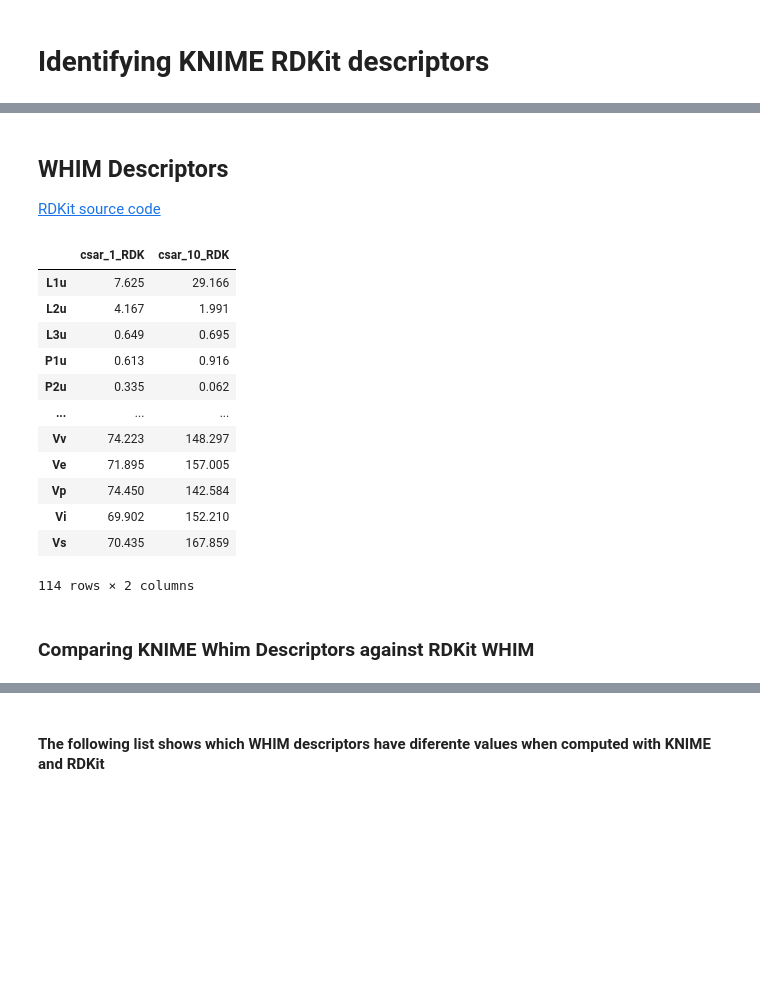
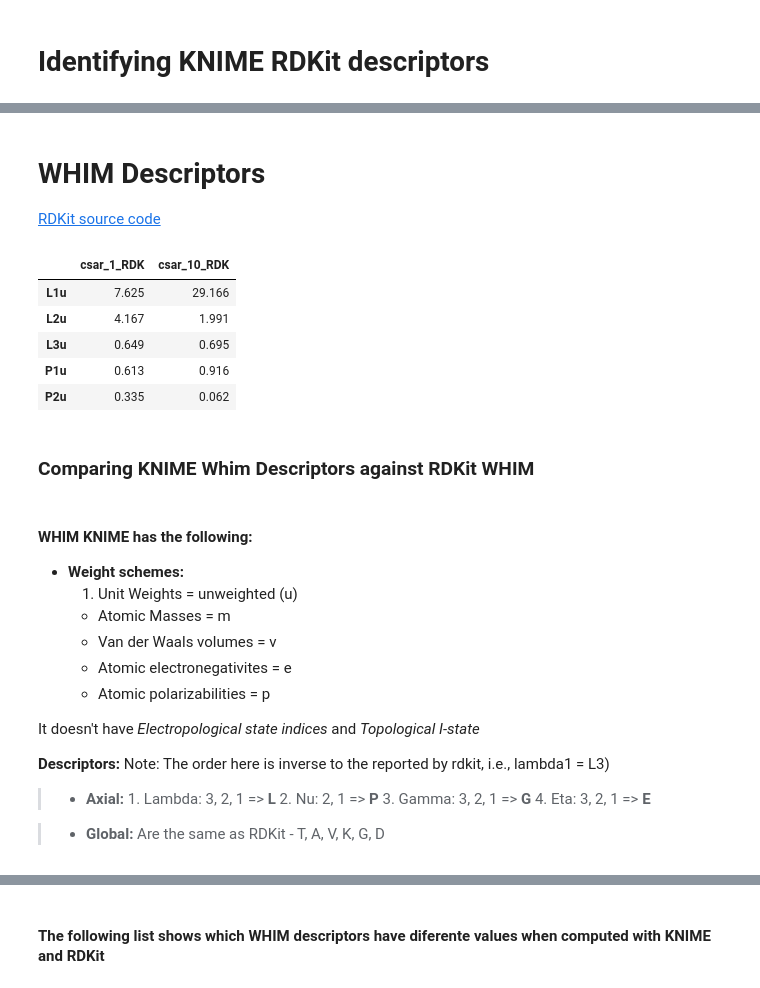
Before and after one commit to jRicciL/ERK2_notebooks, a Jupyter notebook: X_Reviewing_Fourches_work/KNIME_vs_RDKit_descriptors.ipynb, the cells around one changed output, grey strips where cells are left out. Saved outputs shown, nothing was run; the diff lists cells and outputs as text; code cells hidden in the pictures; blank space fills up the shorter version.

```diff
--- a/X_Reviewing_Fourches_work/KNIME_vs_RDKit_descriptors.ipynb
+++ b/X_Reviewing_Fourches_work/KNIME_vs_RDKit_descriptors.ipynb
@@ -19,7 +19,7 @@ csar_1 = Chem.SDMolSupplier(SDF_MIN_DIR + 'CSAR_erk2_1.sdf')[0]
 csar_10 = Chem.SDMolSupplier(SDF_MIN_DIR + 'CSAR_erk2_10.sdf')[0]
 model_53 = Chem.SDMolSupplier(SDF_MIN_DIR + 'erk2_53.sdf')[0]
 # %% [markdown]
-## WHIM Descriptors
+# WHIM Descriptors
 
 [RDKit source code](https://github.com/rdkit/rdkit/blob/master/Code/GraphMol/Descriptors/WHIM.cpp)
 # %%
@@ -43,24 +43,17 @@ rdkit_whim_names = whim_axial + whim_global
 # %%
 # Compute the Whim descriptors using rdkit
 #
 df_rdk_whim = pd.DataFrame(rdMolDescriptors.CalcWHIM(csar_1), rdkit_whim_names, columns=['csar_1_RDK'])
 df_rdk_whim['csar_10_RDK'] = rdMolDescriptors.CalcWHIM(csar_10)
 
 # Merge both dataframes
-df_rdk_whim
+df_rdk_whim.head(5)
 # %% [output]
 |  | csar_1_RDK | csar_10_RDK |
 | L1u | 7.625 | 29.166 |
 | L2u | 4.167 | 1.991 |
 | L3u | 0.649 | 0.695 |
 | P1u | 0.613 | 0.916 |
 | P2u | 0.335 | 0.062 |
-| ... | ... | ... |
-| Vv | 74.223 | 148.297 |
-| Ve | 71.895 | 157.005 |
-| Vp | 74.450 | 142.584 |
-| Vi | 69.902 | 152.210 |
-| Vs | 70.435 | 167.859 |
-114 rows × 2 columns
 # %% [markdown]
 ### Comparing KNIME Whim Descriptors against RDKit WHIM
@@ -67 +66,23 @@ df_rdk_whim
+# %% [markdown]
+#### WHIM KNIME has the following:
+- **Weight schemes:**
+    1. Unit Weights = unweighted (u)
+    - Atomic Masses = m
+    - Van der Waals volumes = v
+    - Atomic electronegativites = e
+    - Atomic polarizabilities = p
+
+It doesn't have *Electropological state indices* and *Topological I-state*
+
+**Descriptors:**
+Note: The order here is inverse to the reported by rdkit, i.e., lambda1 = L3)
+
+> - **Axial:**
+    1. Lambda: 3, 2, 1 => **L**
+    2. Nu: 2, 1        => **P**
+    3. Gamma: 3, 2, 1  => **G**
+    4. Eta: 3, 2, 1    => **E**
+
+> - **Global:** Are the same as RDKit
+    - T, A, V, K, G, D
 # %%
```
Also changed, not shown: parts of 20 cells of this notebook.
